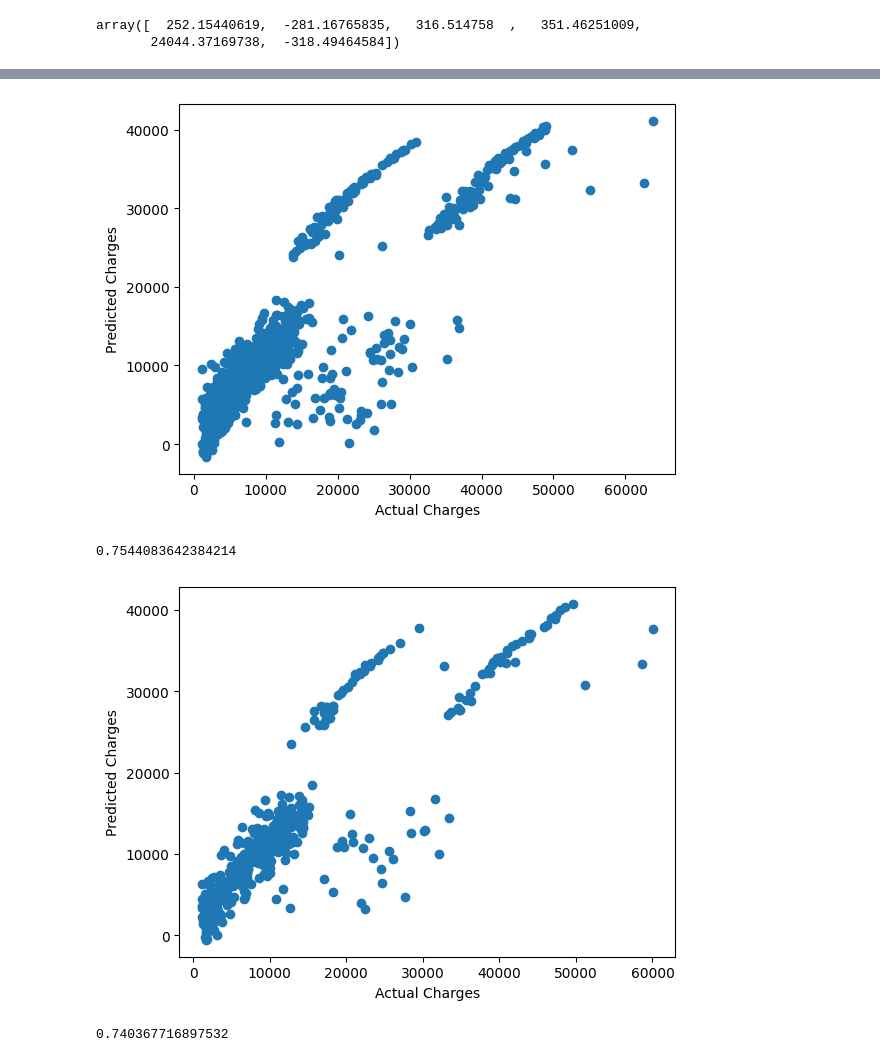
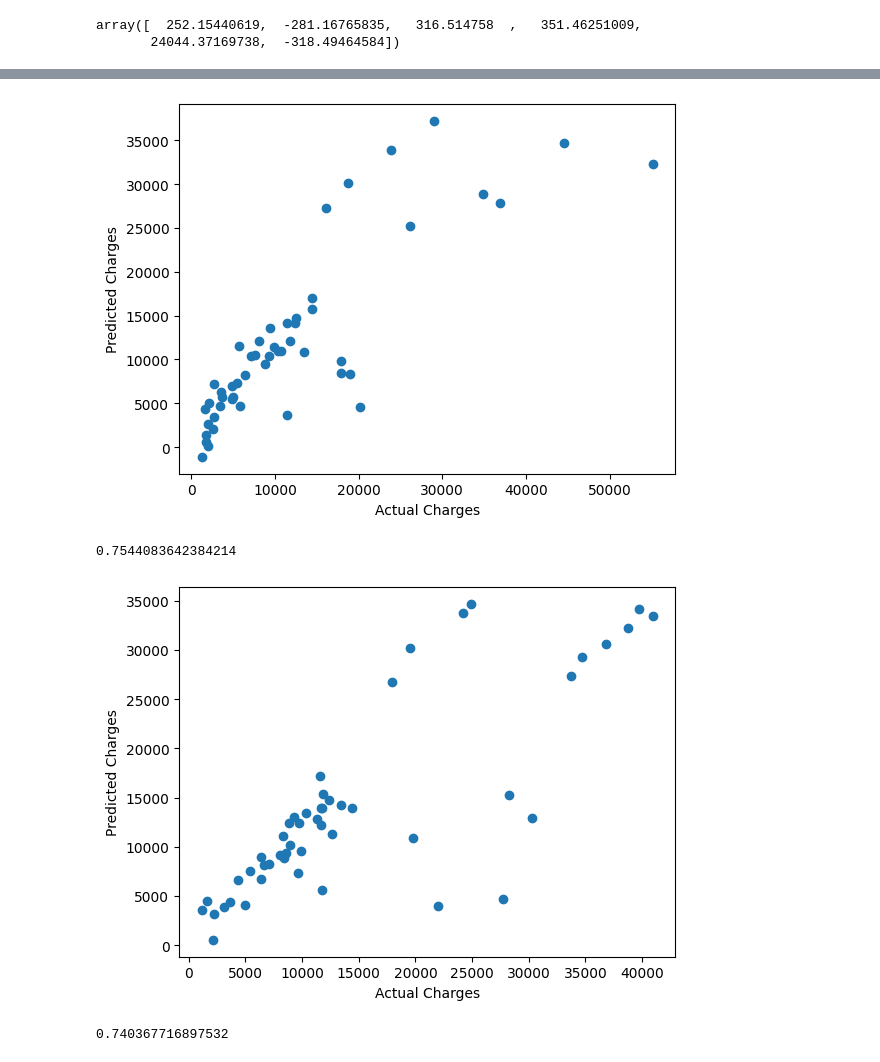
Before and after one commit to Aditya17Git/data-science, a Jupyter notebook: regression1.ipynb, the cells around one changed output, grey strips where cells are left out. Drawn from its saved outputs; the diff is of its cells as text; code cells hidden in the pictures.

```diff
--- a/regression1.ipynb
+++ b/regression1.ipynb
@@ -95,8 +95,8 @@ x_train,x_test,y_train,y_test=train_test_split(x,y,test_size=.30,random_state=1)
 # %%
 from sklearn.linear_model import LinearRegression
-lr=LinearRegression()
+model=LinearRegression()
 # %%
-lr.fit(x_train,y_train)
+model.fit(x_train,y_train)
 # %% [output]
 LinearRegression()
 # %%
@@ -112,0 +143,3 @@ array([  252.15440619,  -281.16765835,   316.514758  ,   351.46251009,
+# %%
+y_train=np.array(y_train).reshape(-1)
+y_train[:10]
@@ -113,4 +149,4 @@ array([  252.15440619,  -281.16765835,   316.514758  ,   351.46251009,
 # %%
-y_pred_train=lr.predict(x_train)
-y_pred_train
+y_pred_train=model.predict(x_train)
+y_pred_train[:10]
 # %% [output]
@@ -134,11 +156,11 @@ array([ 9.43065633e+03,  2.11065428e+03,  3.38515301e+03,  1.10016177e+04,
 # %%
 import matplotlib.pyplot as plt
-plt.scatter(y_train,y_pred_train)
+plt.scatter(y_train[:50],y_pred_train[:50])
 plt.xlabel('Actual Charges')
 plt.ylabel('Predicted Charges')
 plt.show()
 # %% [output]
-[figure, old version]
+[figure, new version]
 # %%
 from sklearn.metrics import r2_score
 r2_score(y_train,y_pred_train)
@@ -149,10 +171,10 @@ y_pred_test=lr.predict(x_test)
 # %%
-plt.scatter(y_test,y_pred_test)
+plt.scatter(y_test[:50],y_pred_test[:50])
 plt.xlabel('Actual Charges')
 plt.ylabel('Predicted Charges')
 plt.show()
 # %% [output]
-[figure, old version]
+[figure, new version]
 # %%
 r2_score(y_test,y_pred_test)
 # %% [output]
```
Also changed, not shown: parts of 10 cells of this notebook.
